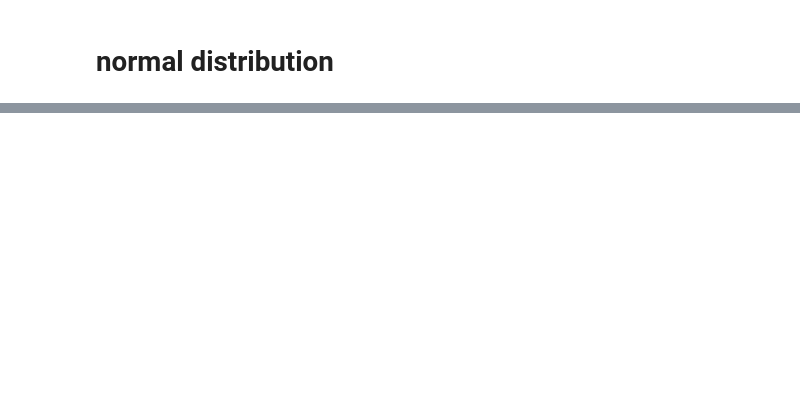
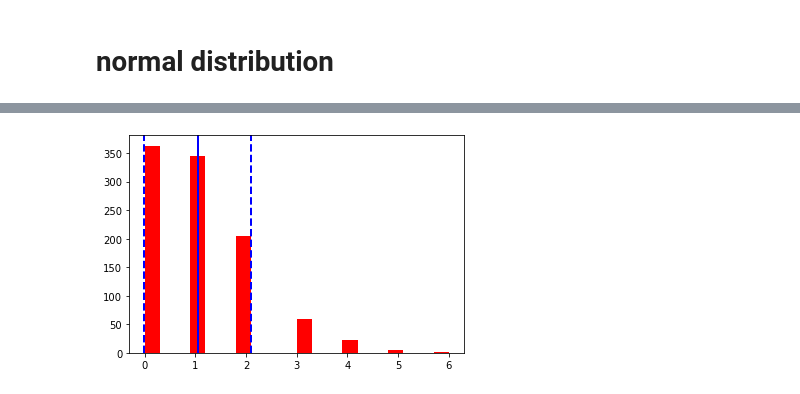
Before and after one commit to marioymario/basics_of_probability, a Jupyter notebook: DataDistibutions/dist.ipynb, the cells around one changed output, grey strips where cells are left out. Cells and saved outputs as stored; diff of their text form; code cells hidden in the pictures; blank space fills up the shorter version.

```diff
--- a/DataDistibutions/dist.ipynb
+++ b/DataDistibutions/dist.ipynb
@@ -229,0 +296,17 @@ plt.show()
+# %%
+# Plot the same histogram for rand2.
+plt.hist(rand2, bins=20, color = 'r')
+
+# Add a vertical line at the mean.
+plt.axvline(rand2.mean(), color='b', linestyle='solid', linewidth=2)
+
+# Add a vertical line at one standard deviation above the mean.
+plt.axvline(rand2.mean() + rand2.std(), color='b', linestyle='dashed', linewidth=2)
+
+#Add a vertical line at one standard deviation below the mean.
+plt.axvline(rand2.mean() - rand2.std(), color='b', linestyle='dashed', linewidth=2)
+
+# Print the histogram.
+plt.show()
+# %% [output]
+[figure, added]
```
Also changed, not shown: parts of 17 cells of this notebook.
